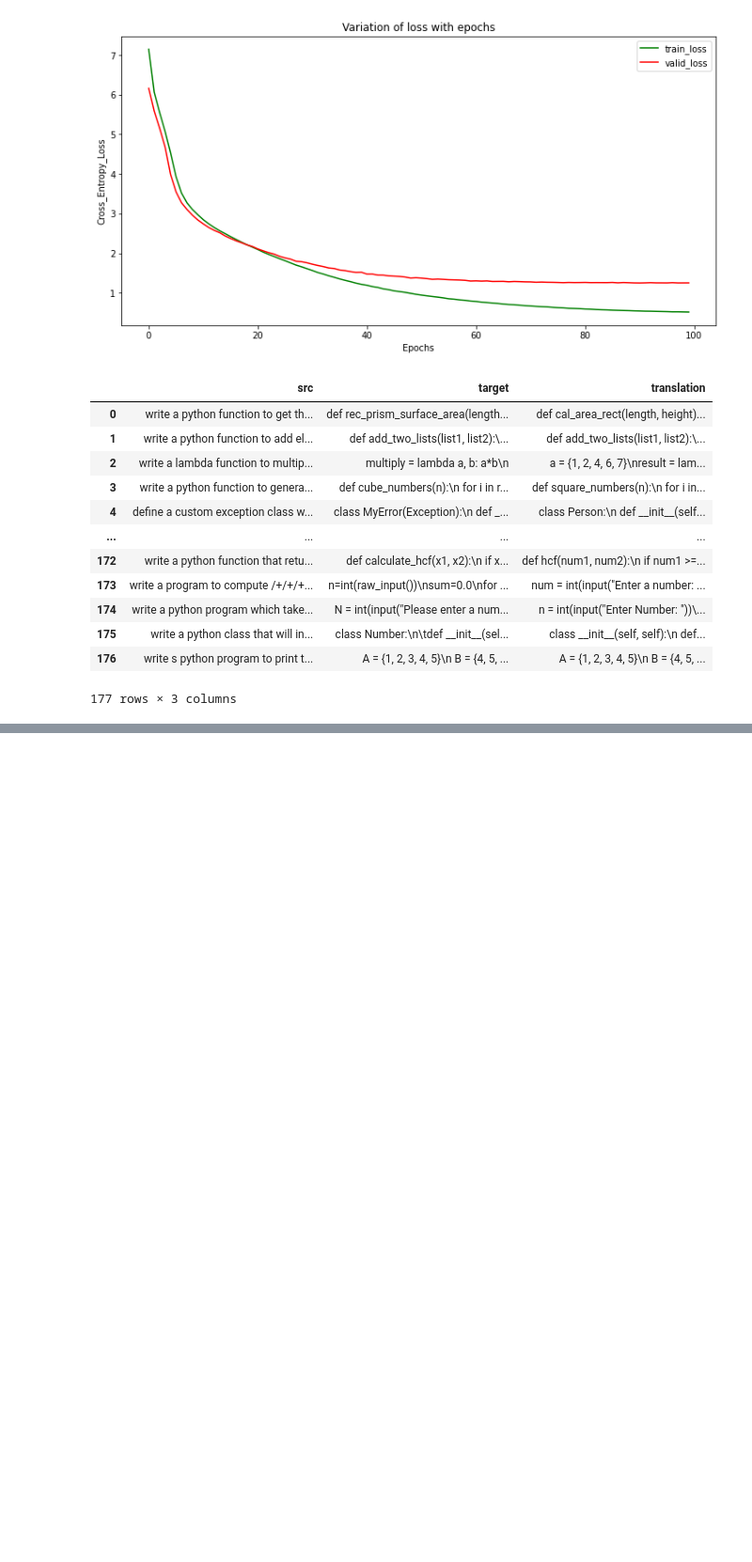
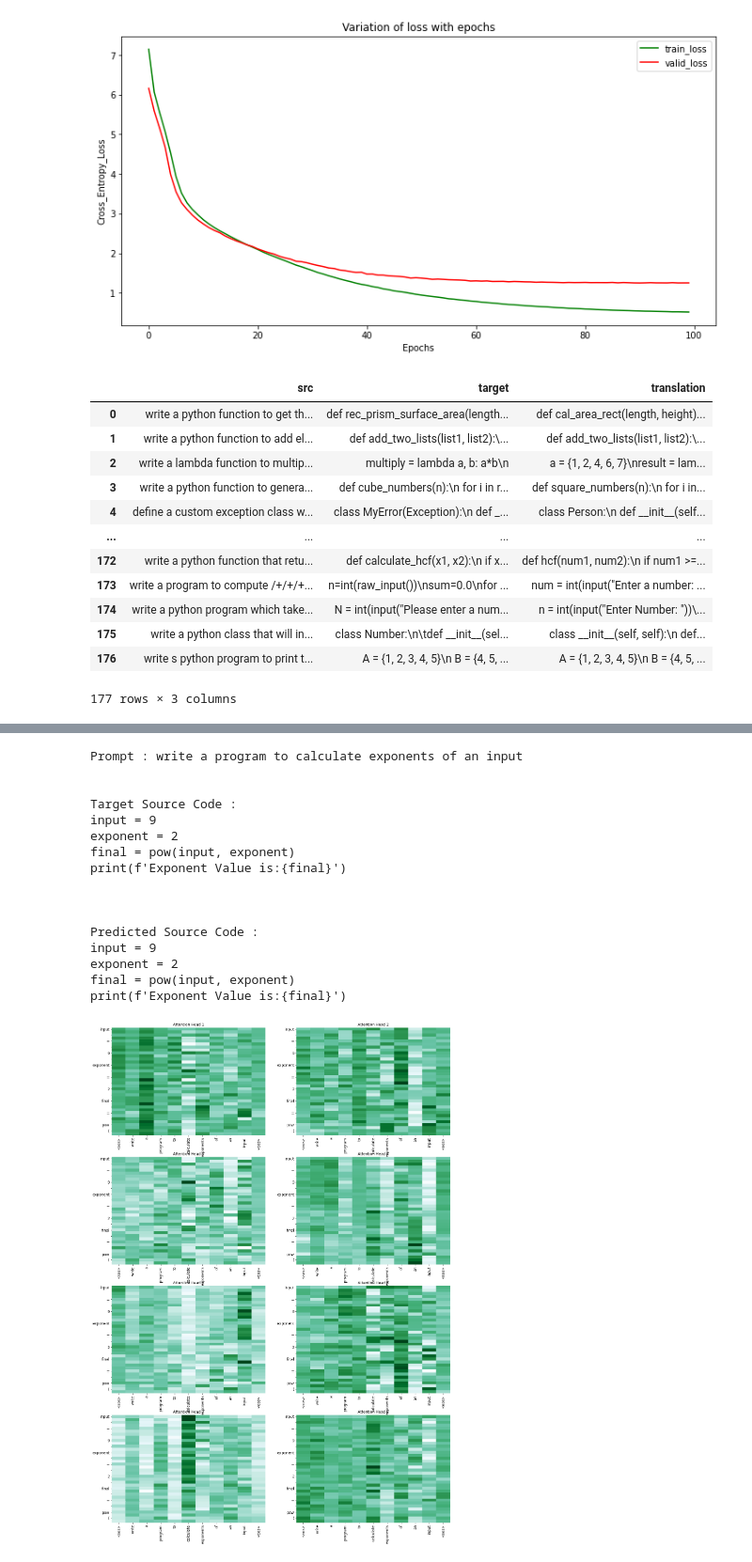
Before and after one commit to anubhabPanda/END_Phase1, a Jupyter notebook: Week14/Notebooks/Experiment2.ipynb, the cells around one changed output, grey strips where cells are left out. Shown at 94% size. Saved outputs shown, nothing was run; the diff lists cells and outputs as text; code cells hidden in the pictures; blank space fills up the shorter version.

```diff
--- a/Week14/Notebooks/Experiment2.ipynb
+++ b/Week14/Notebooks/Experiment2.ipynb
@@ -961,0 +993,21 @@ print(f"Sample Dictionary:{thisdict}")
+# %%
+# Example 3
+print_output(7, test_data, (20, 30), 'BuGn')
+# %% [output]
+Prompt : write a program to calculate exponents of an input
+
+
+Target Source Code :
+input = 9
+exponent = 2
+final = pow(input, exponent)
+print(f'Exponent Value is:{final}')
+
+
+
+Predicted Source Code :
+input = 9
+exponent = 2
+final = pow(input, exponent)
+print(f'Exponent Value is:{final}')
+[figure, added]
```
Also changed, not shown: parts of 27 cells of this notebook.
